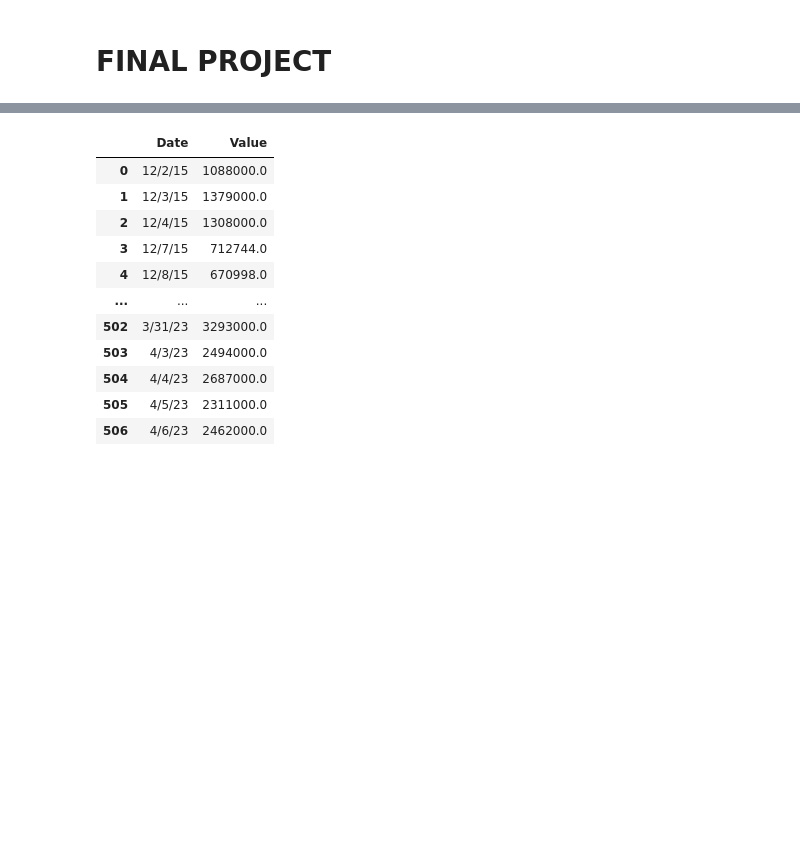
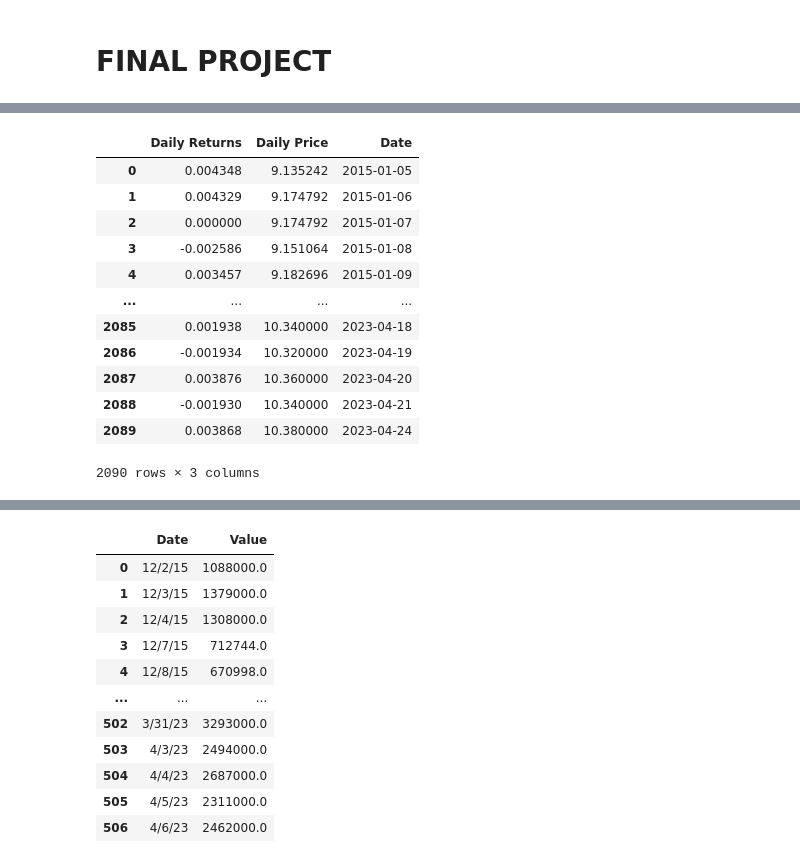
Before and after one commit to mab923/finalteamproject, a Jupyter notebook: FinalProject.ipynb, the cells around one changed output, grey strips where cells are left out. Drawn from its saved outputs; the diff is of its cells as text; code cells hidden in the pictures; blank space fills up the shorter version.

```diff
--- a/FinalProject.ipynb
+++ b/FinalProject.ipynb
@@ -15,0 +34,16 @@ Vbirx= pd.read_csv('inputs/Clean_Data/Clean_Vbirx.csv')
+# %%
+Vbilx
+# %% [output]
+|  | Daily Returns | Daily Price | Date |
+| 0 | 0.004348 | 9.135242 | 2015-01-05 |
+| 1 | 0.004329 | 9.174792 | 2015-01-06 |
+| 2 | 0.000000 | 9.174792 | 2015-01-07 |
+| 3 | -0.002586 | 9.151064 | 2015-01-08 |
+| 4 | 0.003457 | 9.182696 | 2015-01-09 |
+| ... | ... | ... | ... |
+| 2085 | 0.001938 | 10.340000 | 2023-04-18 |
+| 2086 | -0.001934 | 10.320000 | 2023-04-19 |
+| 2087 | 0.003876 | 10.360000 | 2023-04-20 |
+| 2088 | -0.001930 | 10.340000 | 2023-04-21 |
+| 2089 | 0.003868 | 10.380000 | 2023-04-24 |
+2090 rows × 3 columns
```
Also changed, not shown: parts of 14 cells of this notebook, 1 other file.
